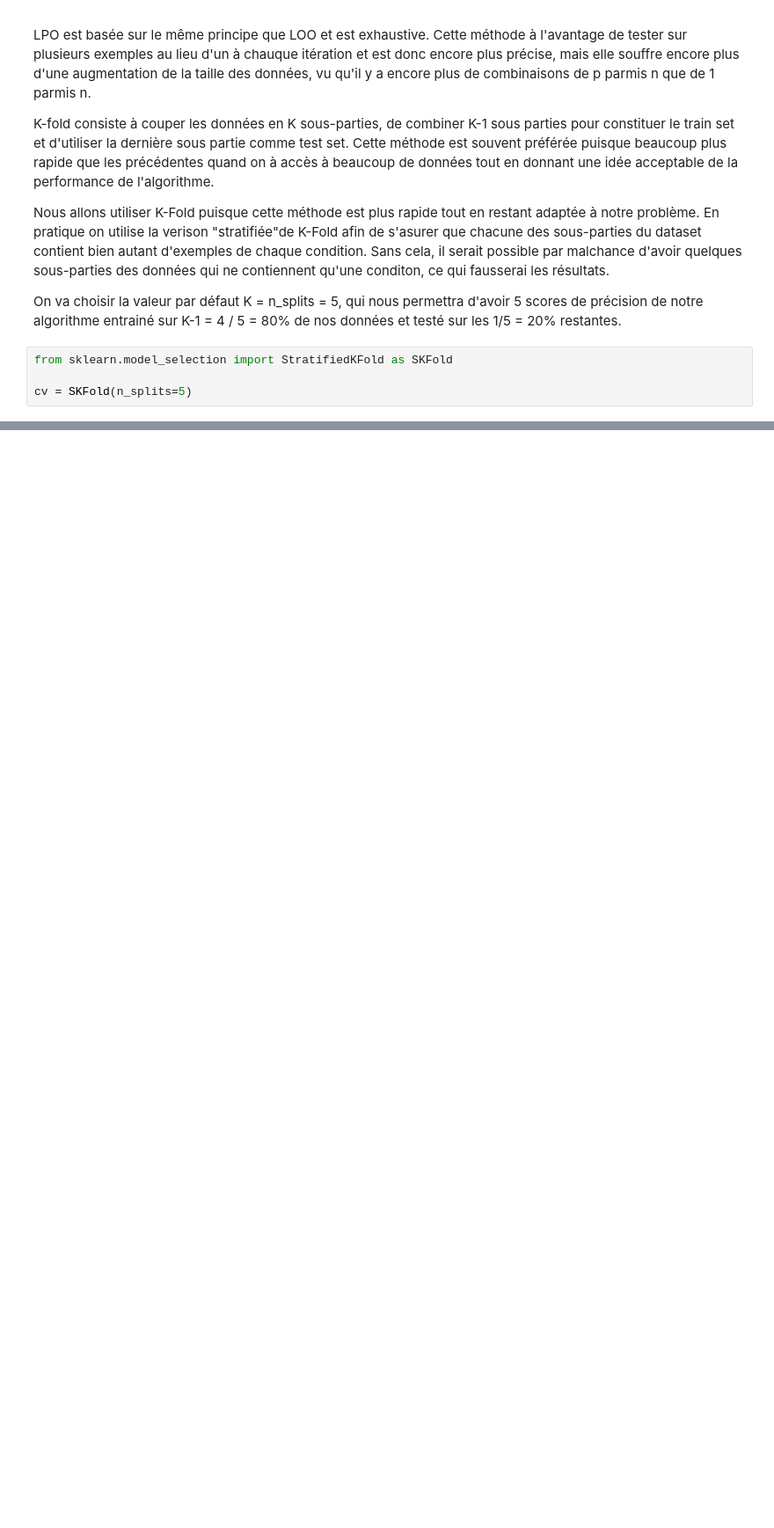
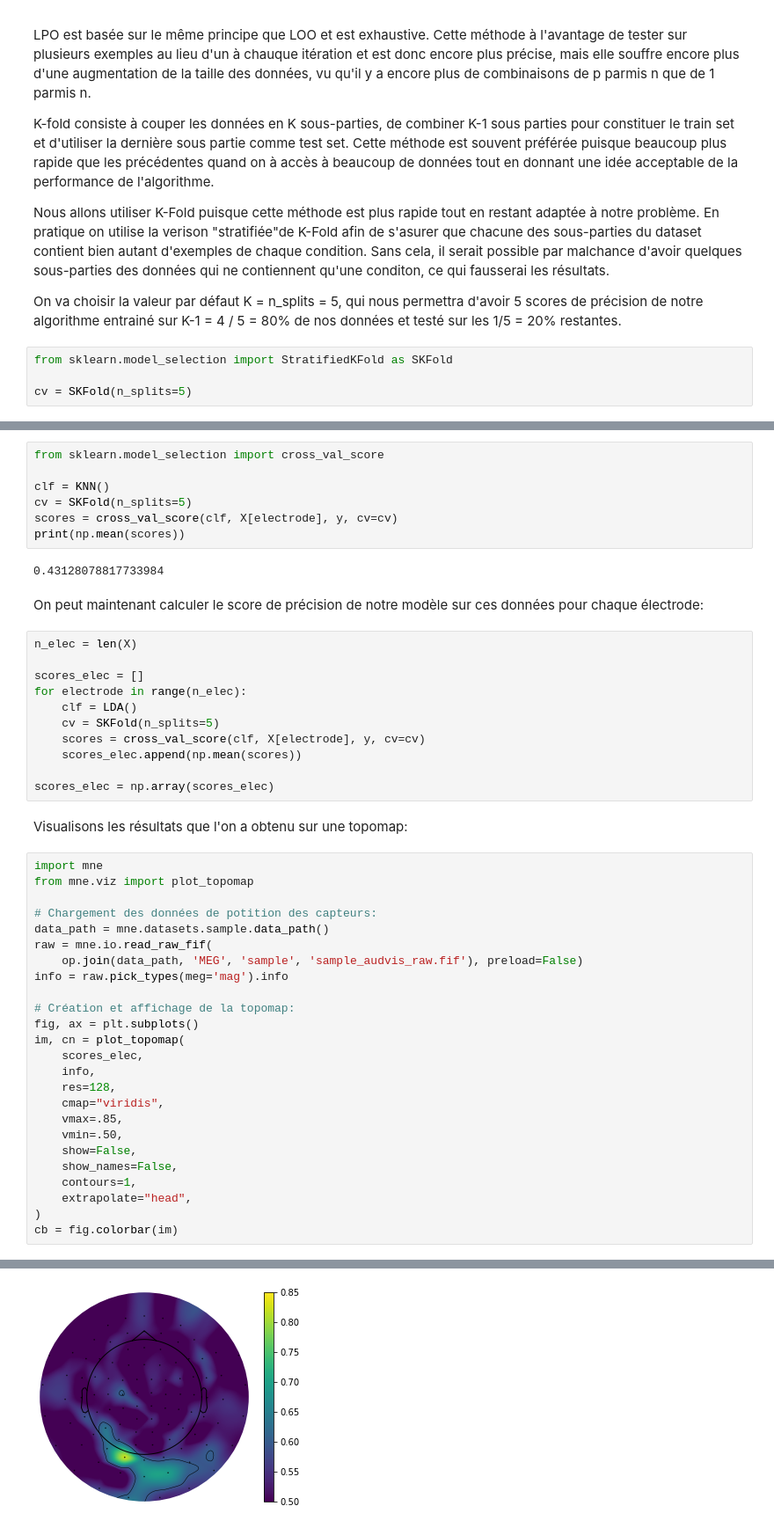
Before and after one commit to hyruuk/PSY2008A2021, a Jupyter notebook: AP4 - Utilisation du machine learning pour le décodage du cerveau.ipynb, the cells around one changed output, grey strips where cells are left out. Shown at 88% size. Drawn from its saved outputs; the diff is of its cells as text; blank space fills up the shorter version.

```diff
--- a/AP4 - Utilisation du machine learning pour le décodage du cerveau.ipynb
+++ b/AP4 - Utilisation du machine learning pour le décodage du cerveau.ipynb
@@ -279,0 +272,50 @@ Ce qu'on voit ci-dessus ce sont les prédictions individuelles pour les n exampl
+# %%
+from sklearn.model_selection import cross_val_score
+
+clf = KNN()
+cv = SKFold(n_splits=5)
+scores = cross_val_score(clf, X[electrode], y, cv=cv)
+print(np.mean(scores))
+# %% [output]
+0.43128078817733984
+# %% [markdown]
+On peut maintenant calculer le score de précision de notre modèle sur ces données pour chaque électrode:
+# %%
+n_elec = len(X)
+
+scores_elec = []
+for electrode in range(n_elec):
+    clf = LDA()
+    cv = SKFold(n_splits=5)
+    scores = cross_val_score(clf, X[electrode], y, cv=cv)
+    scores_elec.append(np.mean(scores))
+
+scores_elec = np.array(scores_elec)
+# %% [markdown]
+Visualisons les résultats que l'on a obtenu sur une topomap:
+# %%
+import mne
+from mne.viz import plot_topomap
+
+# Chargement des données de potition des capteurs:
+data_path = mne.datasets.sample.data_path()
+raw = mne.io.read_raw_fif(
+    op.join(data_path, 'MEG', 'sample', 'sample_audvis_raw.fif'), preload=False)
+info = raw.pick_types(meg='mag').info
+
+# Création et affichage de la topomap:
+fig, ax = plt.subplots()
+im, cn = plot_topomap(
+    scores_elec,
+    info,
+    res=128,
+    cmap="viridis",
+    vmax=.85,
+    vmin=.50,
+    show=False,
+    show_names=False,
+    contours=1,
+    extrapolate="head",
+)
+cb = fig.colorbar(im)
+# %% [output]
@@ -279,0 +329 @@ Ce qu'on voit ci-dessus ce sont les prédictions individuelles pour les n exampl
+[figure, added]
```
Also changed, not shown: parts of 29 cells of this notebook.
